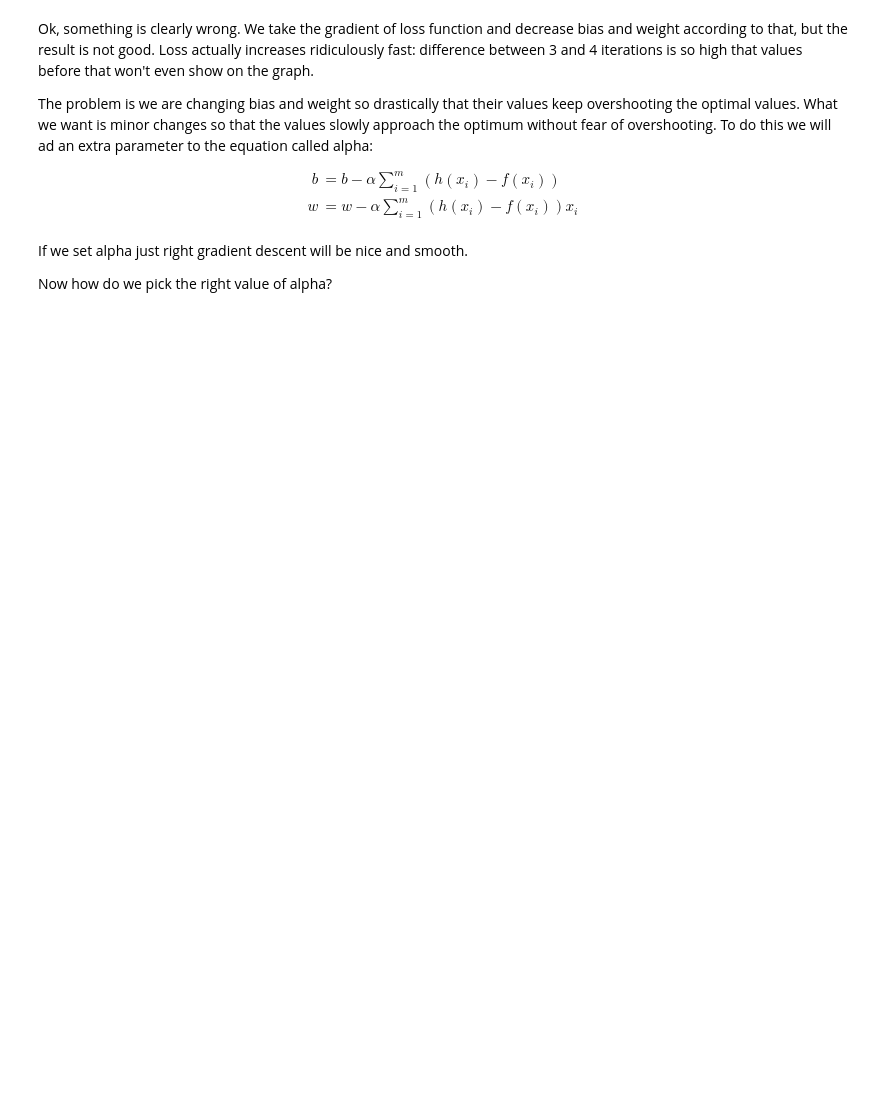
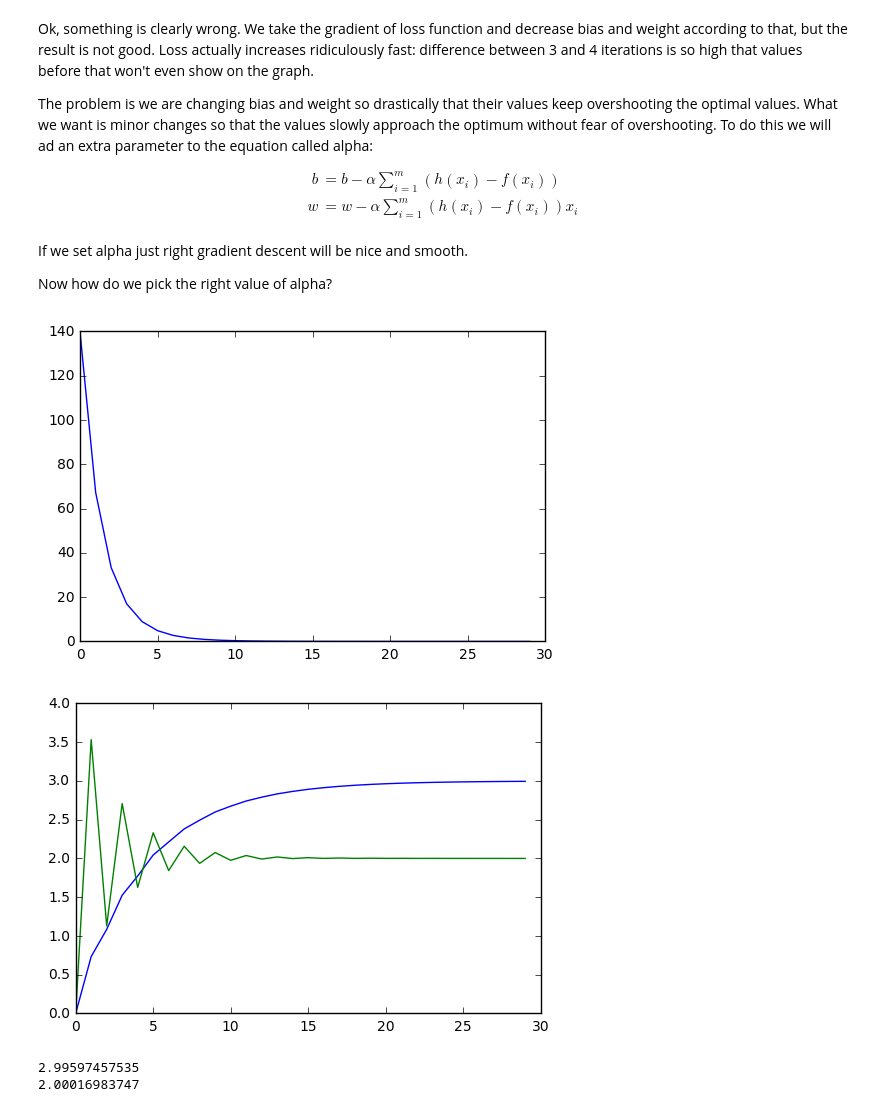
Before and after one commit to jarmop/learning, a Jupyter notebook: machine-learning.ipynb, the cells around one changed output. Saved outputs shown, nothing was run; the diff lists cells and outputs as text; code cells hidden in the pictures; blank space fills up the shorter version.

```diff
--- a/machine-learning.ipynb
+++ b/machine-learning.ipynb
@@ -224,31 +250,36 @@ Now how do we pick the right value of alpha?
 # %%
 machine = Machine()
 def gradient_descent(machine, training_set):
     alpha = 0.1
     iterations = 30
     losses = []
     biases = []
     weights = []
     for i in range(0, iterations):
         biases.append(machine.a)
         weights.append(machine.b)
         losses.append(loss(training_set))
         da = 0
         db = 0
         for x in training_set:
             da += 2 * (machine.h(x) - f(x))
             db += 2 * (machine.h(x) - f(x)) * x
-        machine.a -= alpha * da / m
-        machine.b -= alpha * db / m
+        machine.a -= alpha * da / n
+        machine.b -= alpha * db / n
 
     #print(losses)
     plt.plot(losses)
     plt.show()
     plt.plot(biases)
     plt.plot(weights)
     plt.show()
 
 gradient_descent(machine, training_set)
 print(machine.a)
 print(machine.b)
+# %% [output]
+[figure, added]
+[figure, added]
+2.99597457535
+2.00016983747
 # %% [markdown]
```
Also changed, not shown: parts of 6 cells of this notebook.
